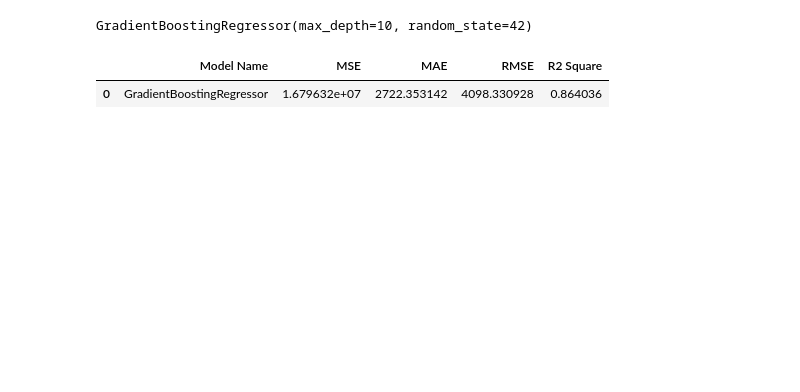
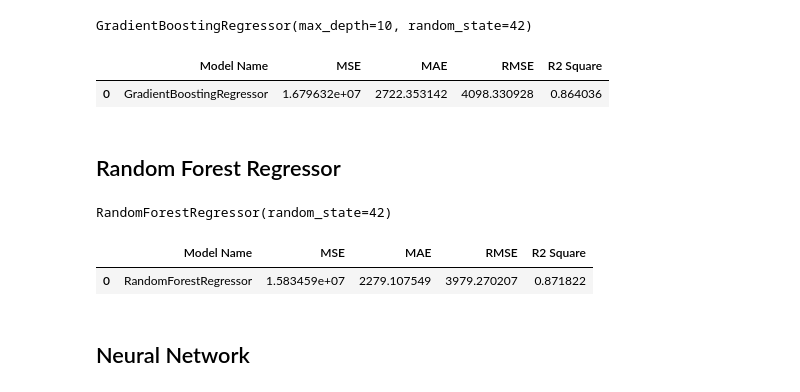
Before and after one commit to danielfsimangunsong/craiglist-sales-prediction, a Jupyter notebook: Craiglist_Sales_Prediction.ipynb, the cells around one changed output. Cells and saved outputs as stored; diff of their text form; code cells hidden in the pictures; blank space fills up the shorter version.

Commit message:
create price prediction with random forest regressor

```diff
--- a/Craiglist_Sales_Prediction.ipynb
+++ b/Craiglist_Sales_Prediction.ipynb
@@ -389,3 +389,25 @@ gbr_evaluation
 # %% [output]
 |  | Model Name | MSE | MAE | RMSE | R2 Square |
 | 0 | GradientBoostingRegressor | 1.679632e+07 | 2722.353142 | 4098.330928 | 0.864036 |
+# %% [markdown]
+## Random Forest Regressor
+# %%
+# Create and train Random Forest Regressor model
+from sklearn.ensemble import RandomForestRegressor
+rfr_model = RandomForestRegressor(random_state=42)
+
+rfr_model.fit(X_train, y_train)
+# %% [output]
+RandomForestRegressor(random_state=42)
+# %%
+# Predict "price" with Random Forest Regressor model
+rfr_pred = rfr_model.predict(X_test)
+# %%
+# Evaluate Gradient Random Forest Regressor model
+rfr_evaluation = evaluate_regressor_performance("RandomForestRegressor", rfr_pred)
+rfr_evaluation
+# %% [output]
+|  | Model Name | MSE | MAE | RMSE | R2 Square |
+| 0 | RandomForestRegressor | 1.583459e+07 | 2279.107549 | 3979.270207 | 0.871822 |
+# %% [markdown]
+## Neural Network
```
Also changed, not shown: parts of 2 cells of this notebook.
